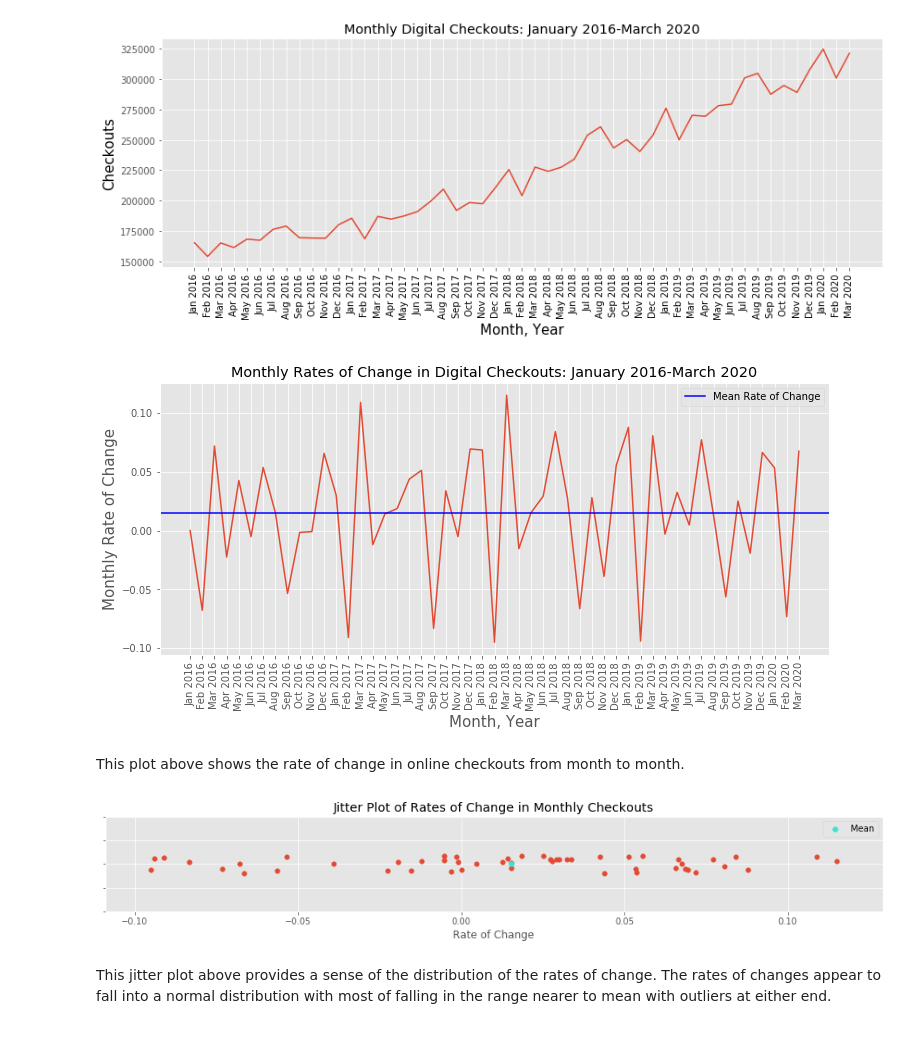
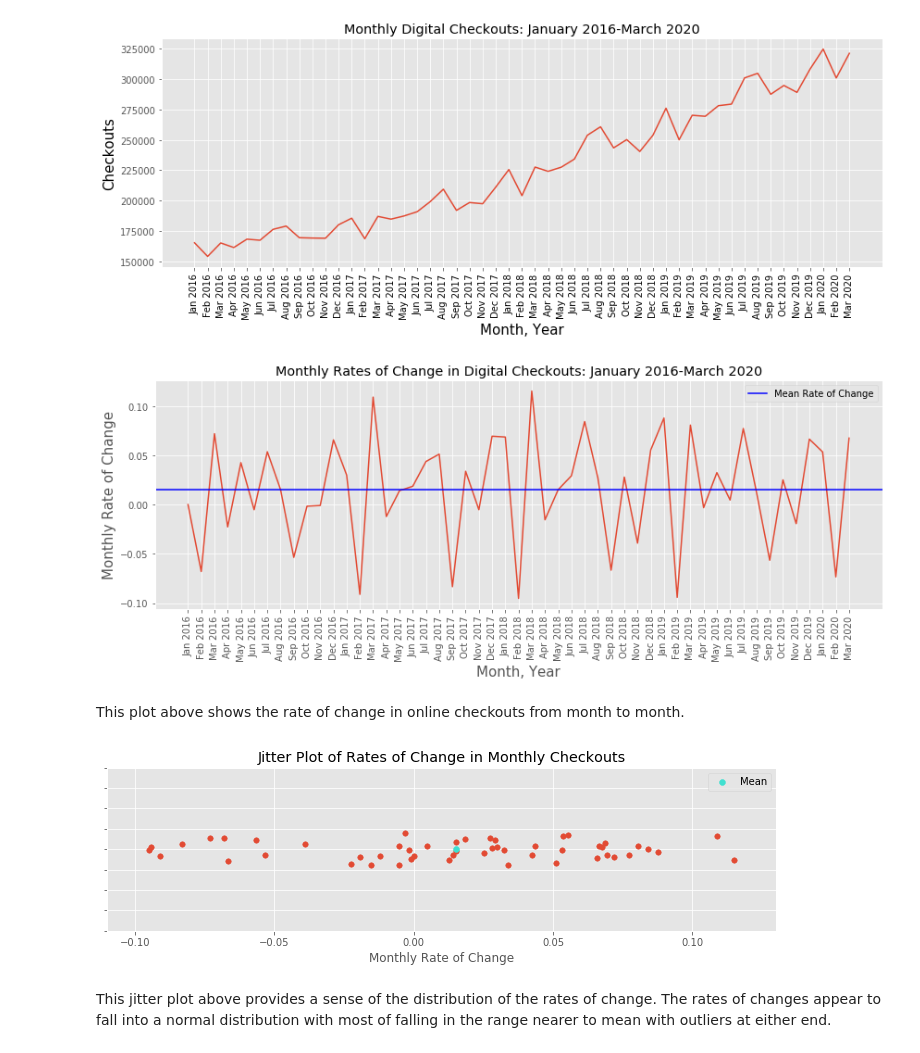
Before and after one commit to TheMrLively/seattle_library, a Jupyter notebook: seattle_library_final.ipynb, the cells around one changed output. Cells and saved outputs as stored; diff of their text form; code cells hidden in the pictures.

Commit message:
Update images

```diff
--- a/seattle_library_final.ipynb
+++ b/seattle_library_final.ipynb
@@ -160,18 +161,18 @@ fig.savefig('monthly_ckouts.png')
 # %%
 fig, ax1 = plt.subplots(figsize=(12,5))
 
 ax1.set_title('Monthly Rates of Change in Digital Checkouts: January 2016-March 2020')
 ax1.set_xlabel('Month, Year', size= 15)
 ax1.set_ylabel('Monthly Rate of Change', size=15)
 ax1.plot(OD_ckouts.index, OD_ckouts['Rate of Change'])
 ax1.axhline(OD_mean, label='Mean Rate of Change', color='b')
 ax1.set_xticks(OD_ckouts.index)
 ax1.set_xticklabels(dates_axis, rotation='vertical')
 plt.legend()
-
+fig.tight_layout()
 fig.savefig('monthly_ckouts_rates.png')
 # %% [output]
-[figure, old version]
+[figure, new version]
 # %% [markdown]
 This plot above shows the rate of change in online checkouts from month to month.
 # %%
@@ -187,16 +188,16 @@ def one_dim_scatterplot(data, ax, jitter=0.2, **options):
 
 #Drawing the plot
 data = OD_ckouts['Rate of Change']
-fig, ax = plt.subplots(figsize=(16, 2))
+fig, ax = plt.subplots(figsize=(12, 3))
 ax.set_title('Jitter Plot of Rates of Change in Monthly Checkouts')
 one_dim_scatterplot(data, ax, s=30)
-ax.set_xlabel('Rate of Change')
+ax.set_xlabel('Monthly Rate of Change')
 ax.scatter(OD_mean,0, s=35, color='turquoise', label='Mean')
 
 ax.legend()
 fig.savefig('ckouts_rates_jitter.png')
 # %% [output]
-[figure, old version]
+[figure, new version]
 # %% [markdown]
 This jitter plot above provides a sense of the distribution of the rates of change. The rates of changes appear to fall into a normal distribution with most of falling in the range nearer to mean with outliers at either end.
 # %%
```
Also changed, not shown: parts of 4 cells of this notebook, 5 other files.
